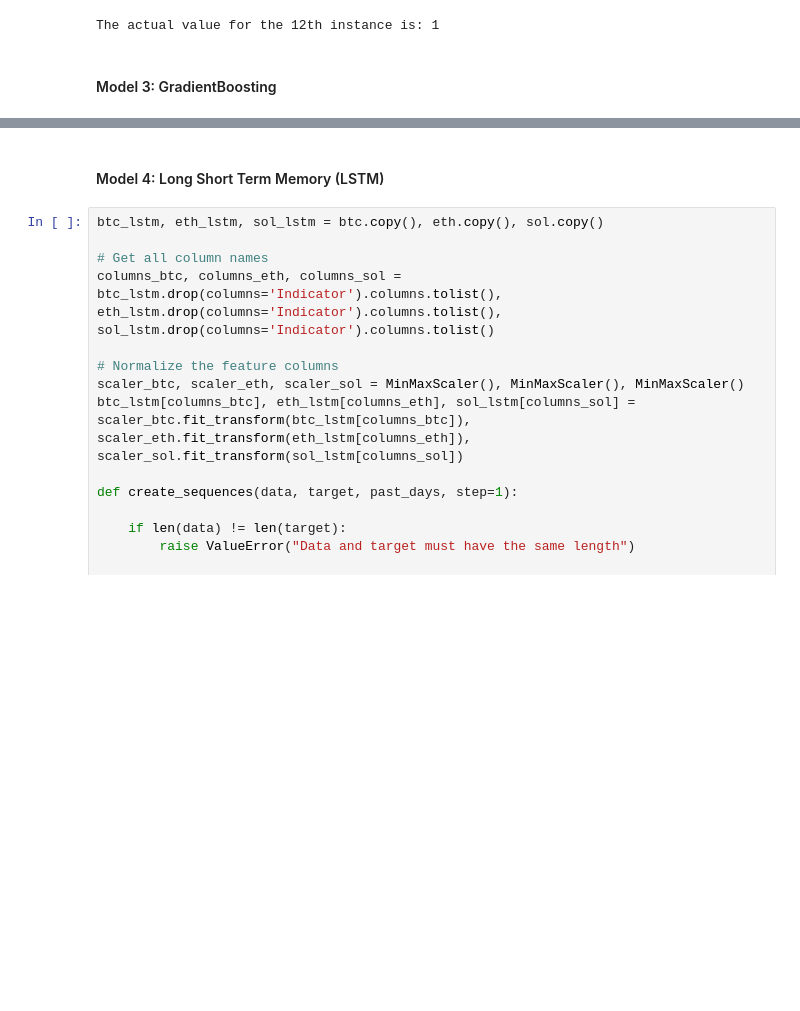
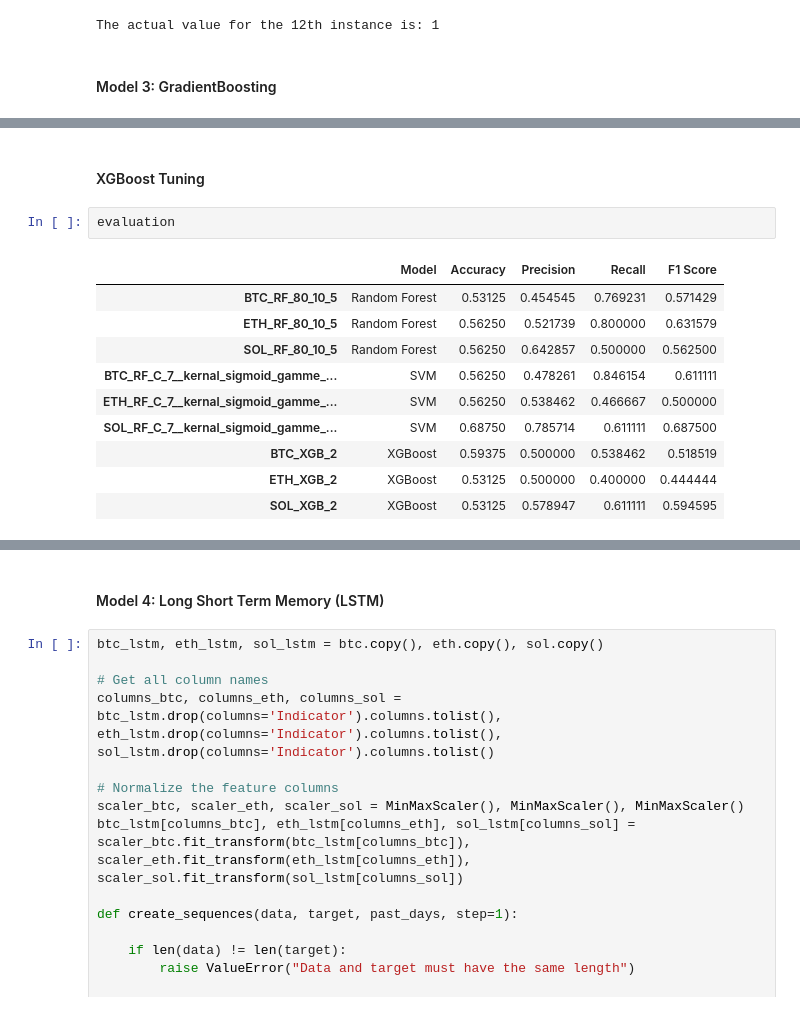
Before and after one commit to NumericCamel/Master-Thesis, a Jupyter notebook: notebook/model_building.ipynb, the cells around one changed output, grey strips where cells are left out. Saved outputs shown, nothing was run; the diff lists cells and outputs as text; blank space fills up the shorter version.

```diff
--- a/notebook/model_building.ipynb
+++ b/notebook/model_building.ipynb
@@ -449,4 +506,19 @@ Confusion Matrix:
  [ 7 11]]
+# %% [markdown]
+#### XGBoost Tuning
+# %%
+evaluation
+# %% [output]
+|  | Model | Accuracy | Precision | Recall | F1 Score |
+| BTC_RF_80_10_5 | Random Forest | 0.53125 | 0.454545 | 0.769231 | 0.571429 |
+| ETH_RF_80_10_5 | Random Forest | 0.56250 | 0.521739 | 0.800000 | 0.631579 |
+| SOL_RF_80_10_5 | Random Forest | 0.56250 | 0.642857 | 0.500000 | 0.562500 |
+| BTC_RF_C_7__kernal_sigmoid_gamme_... | SVM | 0.56250 | 0.478261 | 0.846154 | 0.611111 |
+| ETH_RF_C_7__kernal_sigmoid_gamme_... | SVM | 0.56250 | 0.538462 | 0.466667 | 0.500000 |
+| SOL_RF_C_7__kernal_sigmoid_gamme_... | SVM | 0.68750 | 0.785714 | 0.611111 | 0.687500 |
+| BTC_XGB_2 | XGBoost | 0.59375 | 0.500000 | 0.538462 | 0.518519 |
+| ETH_XGB_2 | XGBoost | 0.53125 | 0.500000 | 0.400000 | 0.444444 |
+| SOL_XGB_2 | XGBoost | 0.53125 | 0.578947 | 0.611111 | 0.594595 |
 # %%
 # List of cryptocurrencies and their corresponding data
 cryptos = [
```
Also changed, not shown: parts of 16 cells of this notebook, 58 other files.
